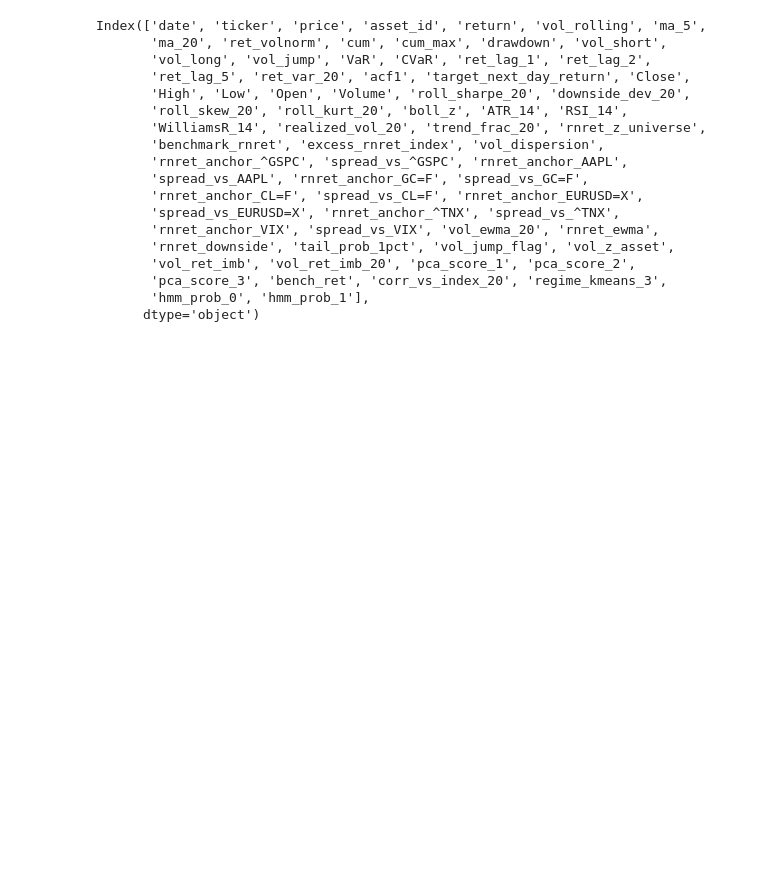
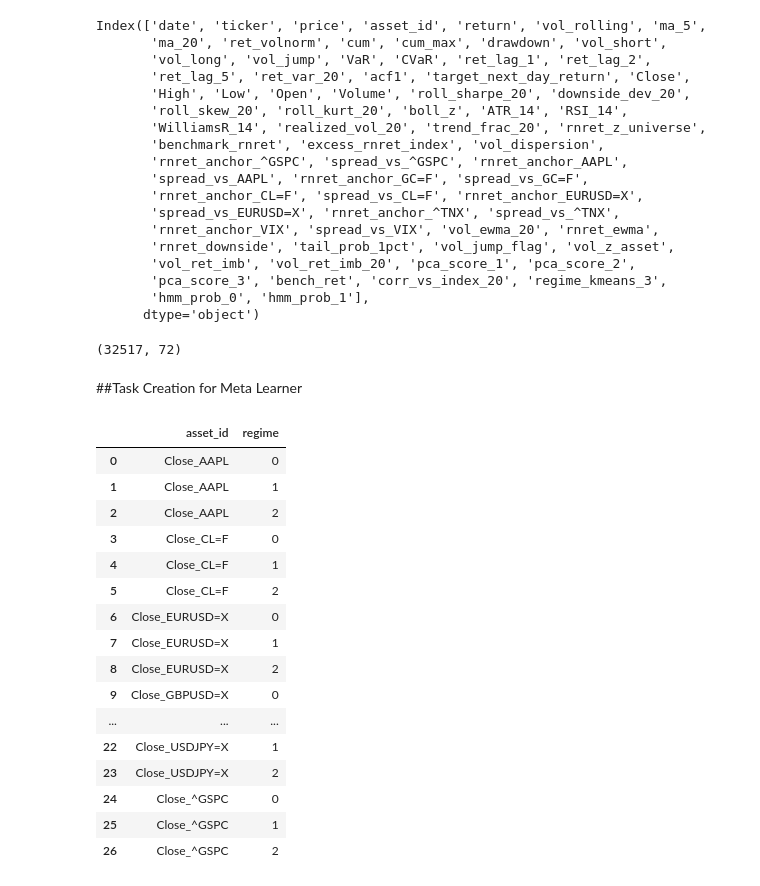
Before and after one commit to anjaliii210/Cross-Market-Meta-Learner, a Jupyter notebook: meta_fin_modelling.ipynb, the cells around one changed output. Cells and saved outputs as stored; diff of their text form; code cells hidden in the pictures; blank space fills up the shorter version.

```diff
--- a/meta_fin_modelling.ipynb
+++ b/meta_fin_modelling.ipynb
@@ -215,3 +220,9 @@ Index(['date', 'ticker', 'price', 'asset_id', 'return', 'vol_rolling', 'ma_5',
        'pca_score_3', 'bench_ret', 'corr_vs_index_20', 'regime_kmeans_3',
        'hmm_prob_0', 'hmm_prob_1'],
       dtype='object')
+# %%
+df_model.shape
+# %% [output]
+(32517, 72)
+# %% [markdown]
+##Task Creation for Meta Learner
@@ -217,0 +243,11 @@ Index(['date', 'ticker', 'price', 'asset_id', 'return', 'vol_rolling', 'ma_5',
+# %%
+groups = df_tasks.groupby(['asset_id', regime_col])
+#each(asset_id,regime) pair is one maml task
+# %%
+#checking if enough samples present for support and query sets
+task_dfs = []
+for (asset, reg), g in groups:
+    if len(g) < 120:   # strict lower bound
+        continue
+    g = g.sort_values('date')
+    task_dfs.append(((asset, reg), g))
@@ -217,0 +272,51 @@ Index(['date', 'ticker', 'price', 'asset_id', 'return', 'vol_rolling', 'ma_5',
+# %%
+#rolling windows for stable meta learning
+window = 64
+support_len = 32
+query_len = 32
+
+rolling_tasks = []
+
+for (asset, reg), g in task_dfs:
+    g = g.sort_values('date').reset_index(drop=True)
+
+    for start in range(0, len(g) - window, window//2):
+        block = g.iloc[start:start+window]
+
+        support = block.iloc[:support_len]
+        query   = block.iloc[support_len:support_len+query_len]
+
+        rolling_tasks.append({
+            "asset": asset,
+            "regime": reg,
+            "support_X": support[cols_x].values,
+            "support_y": support['target_next_day_return'].values,
+            "query_X": query[cols_x].values,
+            "query_y": query['target_next_day_return'].values,
+        })
+# %%
+#pairs for maml
+valid_pairs = []
+for (asset, reg), g in groups:
+    if len(g) >= 120:
+        valid_pairs.append((asset, reg))
+
+pd.DataFrame(valid_pairs, columns=['asset_id','regime'])
+# %% [output]
+|  | asset_id | regime |
+| 0 | Close_AAPL | 0 |
+| 1 | Close_AAPL | 1 |
+| 2 | Close_AAPL | 2 |
+| 3 | Close_CL=F | 0 |
+| 4 | Close_CL=F | 1 |
+| 5 | Close_CL=F | 2 |
+| 6 | Close_EURUSD=X | 0 |
+| 7 | Close_EURUSD=X | 1 |
+| 8 | Close_EURUSD=X | 2 |
+| 9 | Close_GBPUSD=X | 0 |
+| ... | ... | ... |
+| 22 | Close_USDJPY=X | 1 |
+| 23 | Close_USDJPY=X | 2 |
+| 24 | Close_^GSPC | 0 |
+| 25 | Close_^GSPC | 1 |
+| 26 | Close_^GSPC | 2 |
```
Also changed, not shown: parts of 18 cells of this notebook.
